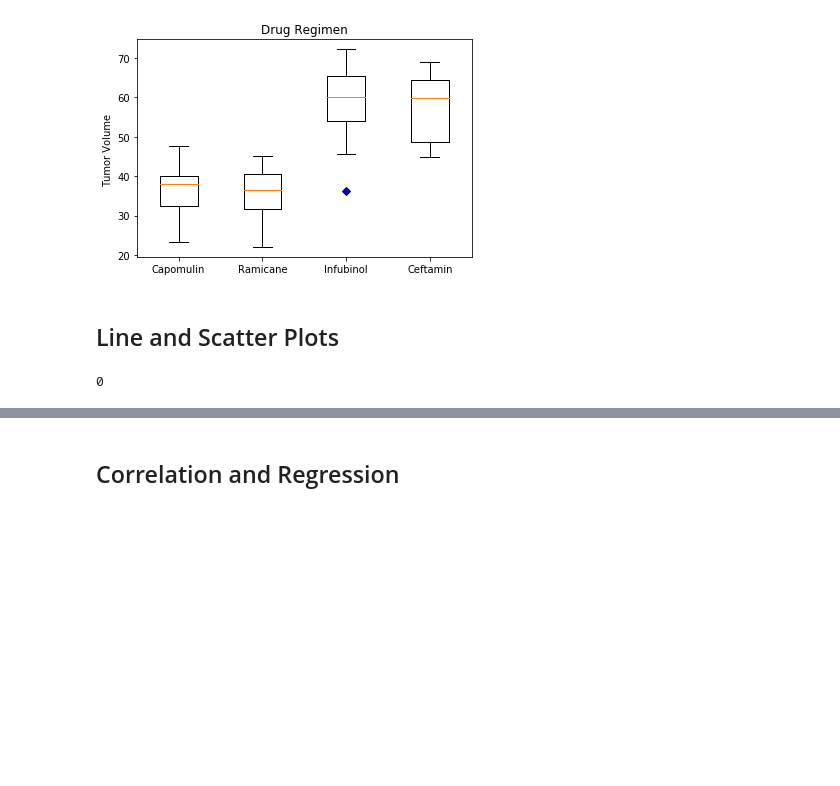
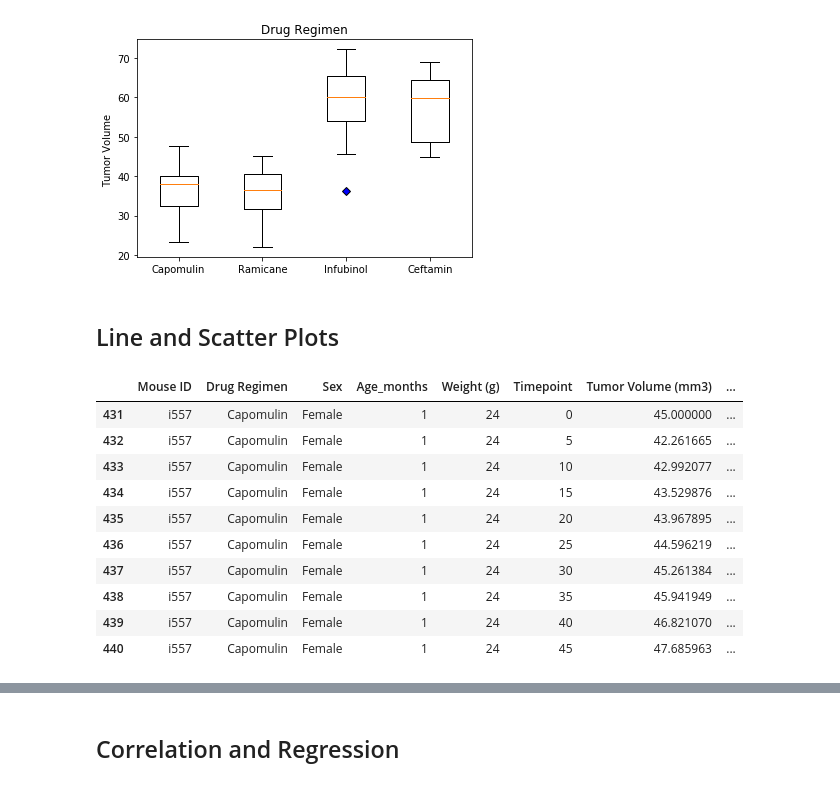
Before and after one commit to angieglass/the-power-of-plots, a Jupyter notebook: power_of_plots_homework.ipynb, the cells around one changed output, grey strips where cells are left out. Drawn from its saved outputs; the diff is of its cells as text; code cells hidden in the pictures; blank space fills up the shorter version.

```diff
--- a/power_of_plots_homework.ipynb
+++ b/power_of_plots_homework.ipynb
@@ -377,5 +377,22 @@ plt.show()
 ## Line and Scatter Plots
 # %%
 # Generate a line plot of tumor volume vs. time point for a mouse treated with Capomulin
+
+#Exploring the Capomulin mouses to select one.
+capomulin_mouses = clean_data.loc[clean_data["Drug Regimen"] == "Capomulin"]
+capomulin_mouses
+
+mouse_id = clean_data.loc[clean_data["Mouse ID"] == "i557"]
+mouse_id
 # %% [output]
-0
+|  | Mouse ID | Drug Regimen | Sex | Age_months | Weight (g) | Timepoint | Tumor Volume (mm3) | ... |
+| 431 | i557 | Capomulin | Female | 1 | 24 | 0 | 45.000000 | ... |
+| 432 | i557 | Capomulin | Female | 1 | 24 | 5 | 42.261665 | ... |
+| 433 | i557 | Capomulin | Female | 1 | 24 | 10 | 42.992077 | ... |
+| 434 | i557 | Capomulin | Female | 1 | 24 | 15 | 43.529876 | ... |
+| 435 | i557 | Capomulin | Female | 1 | 24 | 20 | 43.967895 | ... |
+| 436 | i557 | Capomulin | Female | 1 | 24 | 25 | 44.596219 | ... |
+| 437 | i557 | Capomulin | Female | 1 | 24 | 30 | 45.261384 | ... |
+| 438 | i557 | Capomulin | Female | 1 | 24 | 35 | 45.941949 | ... |
+| 439 | i557 | Capomulin | Female | 1 | 24 | 40 | 46.821070 | ... |
+| 440 | i557 | Capomulin | Female | 1 | 24 | 45 | 47.685963 | ... |
```
Also changed, not shown: parts of 1 cell of this notebook.
